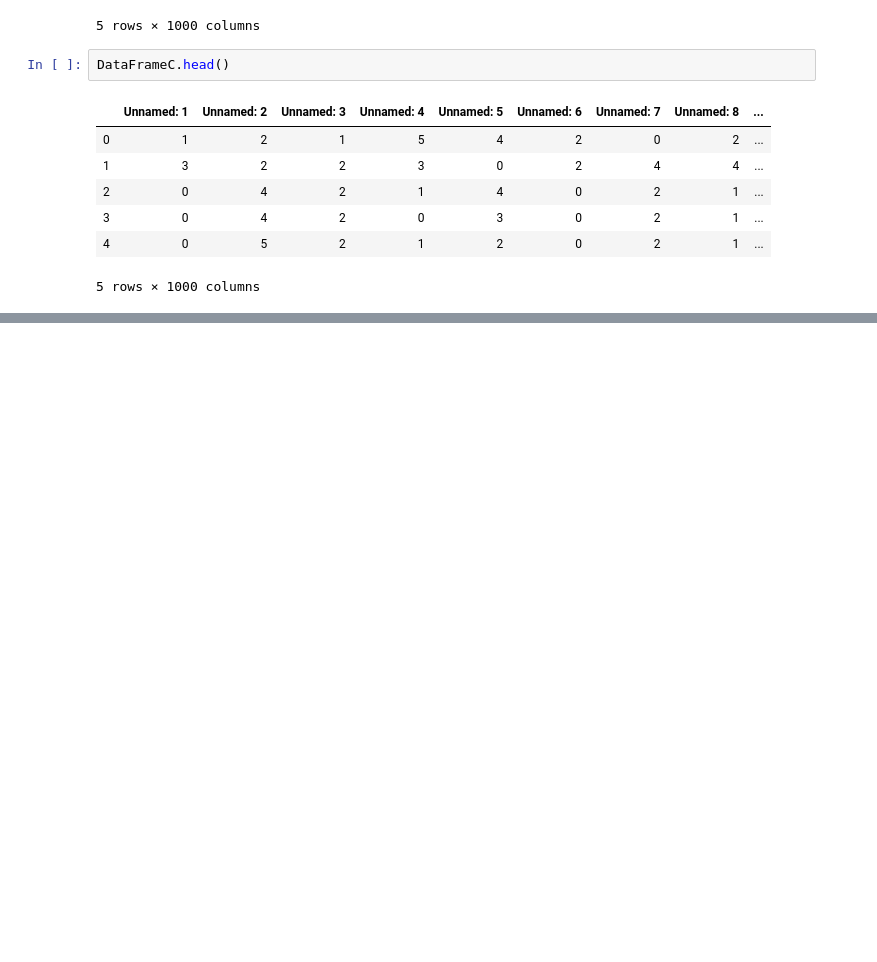
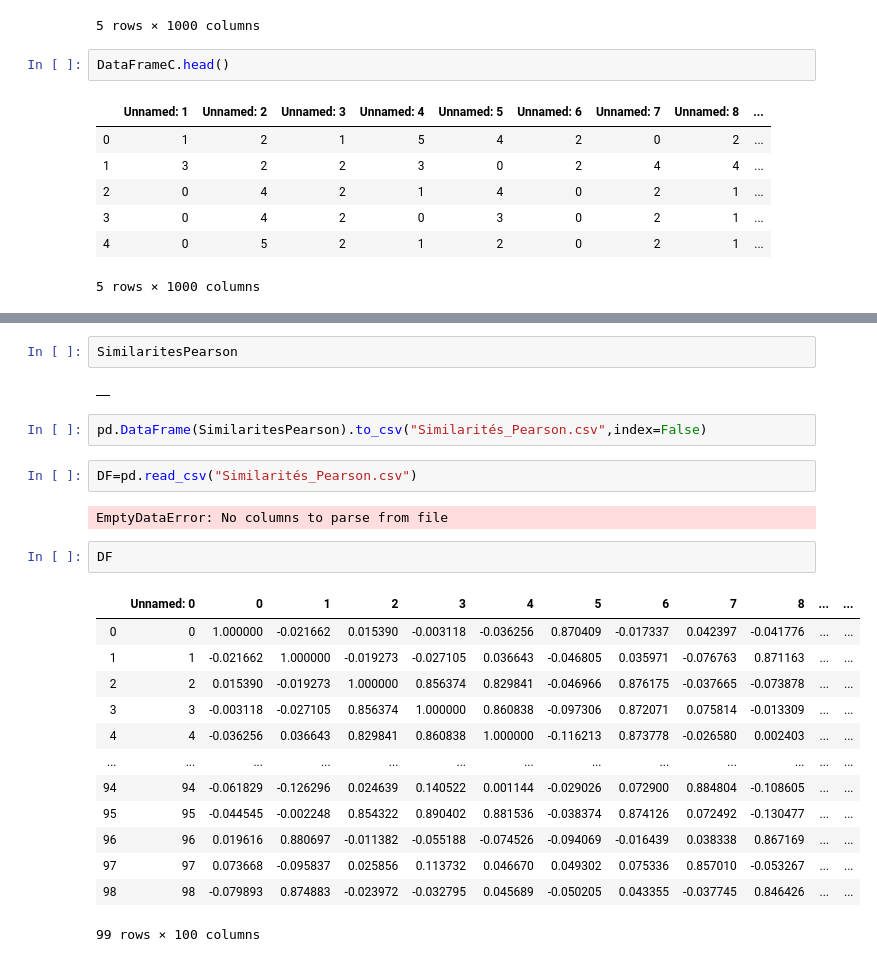
Before and after one commit to GraduationBear/Modelisation, a Jupyter notebook: Untitled.ipynb, the cells around one changed output, grey strips where cells are left out. Drawn from its saved outputs; the diff is of its cells as text; blank space fills up the shorter version.

```diff
--- a/Untitled.ipynb
+++ b/Untitled.ipynb
@@ -147,3 +184,29 @@ print(SimPearson(0,0))
+# %%
+SimilaritesPearson
+# %% [output]
+|  |
+# %%
+pd.DataFrame(SimilaritesPearson).to_csv("Similarités_Pearson.csv",index=False)
+# %%
+DF=pd.read_csv("Similarités_Pearson.csv")
+# %% [output]
+EmptyDataError: No columns to parse from file
+# %%
+DF
+# %% [output]
+|  | Unnamed: 0 | 0 | 1 | 2 | 3 | 4 | 5 | 6 | 7 | 8 | ... | ... |
+| 0 | 0 | 1.000000 | -0.021662 | 0.015390 | -0.003118 | -0.036256 | 0.870409 | -0.017337 | 0.042397 | -0.041776 | ... | ... |
+| 1 | 1 | -0.021662 | 1.000000 | -0.019273 | -0.027105 | 0.036643 | -0.046805 | 0.035971 | -0.076763 | 0.871163 | ... | ... |
+| 2 | 2 | 0.015390 | -0.019273 | 1.000000 | 0.856374 | 0.829841 | -0.046966 | 0.876175 | -0.037665 | -0.073878 | ... | ... |
+| 3 | 3 | -0.003118 | -0.027105 | 0.856374 | 1.000000 | 0.860838 | -0.097306 | 0.872071 | 0.075814 | -0.013309 | ... | ... |
+| 4 | 4 | -0.036256 | 0.036643 | 0.829841 | 0.860838 | 1.000000 | -0.116213 | 0.873778 | -0.026580 | 0.002403 | ... | ... |
+| ... | ... | ... | ... | ... | ... | ... | ... | ... | ... | ... | ... | ... |
+| 94 | 94 | -0.061829 | -0.126296 | 0.024639 | 0.140522 | 0.001144 | -0.029026 | 0.072900 | 0.884804 | -0.108605 | ... | ... |
+| 95 | 95 | -0.044545 | -0.002248 | 0.854322 | 0.890402 | 0.881536 | -0.038374 | 0.874126 | 0.072492 | -0.130477 | ... | ... |
+| 96 | 96 | 0.019616 | 0.880697 | -0.011382 | -0.055188 | -0.074526 | -0.094069 | -0.016439 | 0.038338 | 0.867169 | ... | ... |
+| 97 | 97 | 0.073668 | -0.095837 | 0.025856 | 0.113732 | 0.046670 | 0.049302 | 0.075336 | 0.857010 | -0.053267 | ... | ... |
+| 98 | 98 | -0.079893 | 0.874883 | -0.023972 | -0.032795 | 0.045689 | -0.050205 | 0.043355 | -0.037745 | 0.846426 | ... | ... |
+99 rows × 100 columns
 # %%
 #Npredite de lutilisateur 0 sur l'item 1 (filtrage utilisateur)
 
```
Also changed, not shown: parts of 5 cells of this notebook, 1 other file.
